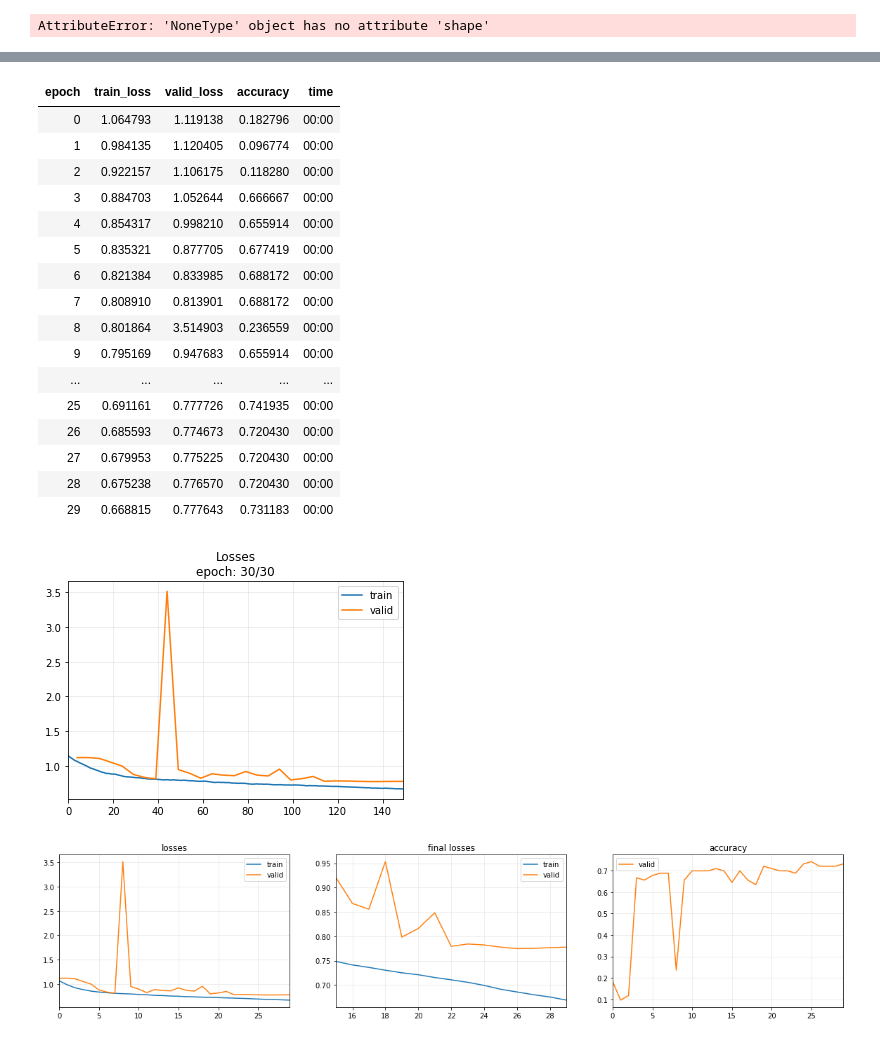
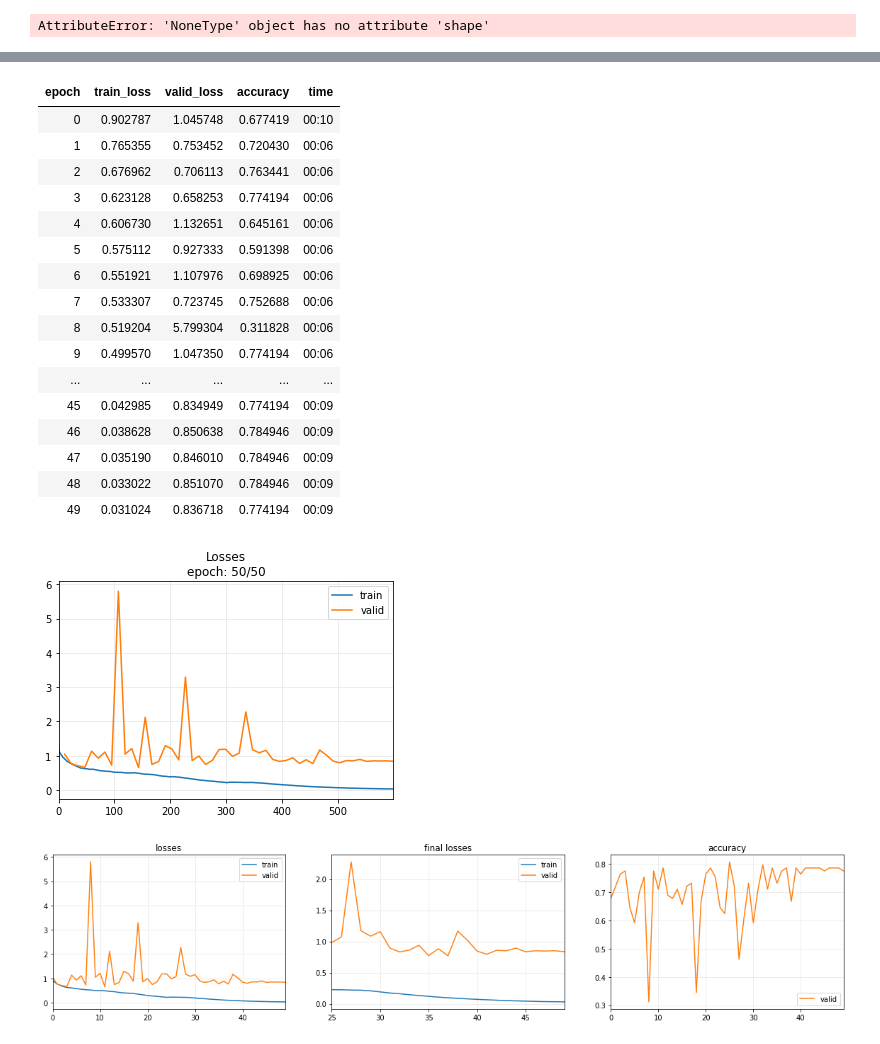
Before and after one commit to NattapolChan/SC1015-PROJECT, a Jupyter notebook: TSAI.ipynb, the cells around one changed output, grey strips where cells are left out. Drawn from its saved outputs; the diff is of its cells as text; code cells hidden in the pictures.

Commit message:
Add augmented data and InceptionTime model

```diff
--- a/TSAI.ipynb
+++ b/TSAI.ipynb
@@ -70,19 +70,20 @@ def load_file_data (folder, file_names, duration=10, sr=22050):
     input_length=sr*duration
     features = 52
     data = []
+
     for file_name in file_names:
         sound_file = folder+file_name
-        X, sr = librosa.load( sound_file, sr=sr, duration=duration)
+        X, sr = librosa.load(sound_file, sr=sr, duration=duration)
         dur = librosa.get_duration(y=X, sr=sr)
         # pad audio file same duration
-        if (round(dur) < duration):
+        if (dur < duration):
             print ("fixing audio lenght :", file_name)
-            X = librosa.util.fix_length(X, duration)
-
-        #extract normalized mfcc feature from data
-        mfccs = np.mean(librosa.feature.mfcc(y=X, sr=sr, n_mfcc=features).T,axis=0)
-        feature = np.array(mfccs).reshape([-1,1])
-        data.append(feature)
+            X = librosa.util.fix_length(X, input_length)
+        data.append(X)
+#         #extract normalized mfcc feature from data
+#         mfccs = np.mean(librosa.feature.mfcc(y=X, sr=sr, n_mfcc=features).T,axis=0)
+#         feature = np.array(mfccs).reshape([-1,1])
+#         data.append(feature)
 
 #             stretch_data_1 = stretch (X, 0.8)
 #             mfccs_stretch_1 = np.mean(librosa.feature.mfcc(y=stretch_data_1, sr=sr, n_mfcc=features).T,axis=0)
@@ -97,16 +98,18 @@ def load_file_data (folder, file_names, duration=10, sr=22050):
     return data
 # %%
 normal_files = fnmatch.filter(os.listdir(path + "set_b/"), 'normal*.wav')
-normal_sounds = load_file_data(folder=path + "set_b/", file_names=normal_files, duration=dur)
+normal_sounds = load_file_data(folder=path + "set_b/", file_names=normal_files, duration=duration, sr = sr)
 normal_labels = [0 for items in normal_sounds]
 
 extrastole_files = fnmatch.filter(os.listdir(path + "set_b/"), 'extrastole*.wav')
-extrastole_sounds = load_file_data(folder=path + "set_b/", file_names=extrastole_files, duration=dur)
+extrastole_sounds = load_file_data(folder=path + "set_b/", file_names=extrastole_files, duration=duration, sr = sr)
 extrastole_labels = [1 for items in extrastole_sounds]
+ratio_extrastole = len(normal_labels)//len(extrastole_labels)
 
 murmur_files = fnmatch.filter(os.listdir(path + "set_b/"), 'murmur*.wav')
-murmur_sounds = load_file_data(folder=path + "set_b/", file_names=murmur_files, duration=dur)
+murmur_sounds = load_file_data(folder=path + "set_b/", file_names=murmur_files, duration=duration, sr = sr)
 murmur_labels = [2 for items in murmur_sounds]
+ratio_murmur = len(normal_labels)//len(murmur_labels)
 # %% [output]
 fixing audio lenght : normal__232_1308748524018_D1.wav
 fixing audio lenght : normal_noisynormal_173_1307973611151_C1.wav
@@ -131,0 +136,8 @@ np.array(normal_sounds).shape
+# %%
+X_train, X_test, y_train, y_test = [], [], [], []
+for X, y, ratio in zip([normal_sounds, extrastole_sounds, murmur_sounds], [normal_labels, extrastole_labels, murmur_labels], [0, ratio_extrastole, ratio_murmur]):
+    train_X, test_X, train_y, test_y = train_test_split(X, y, test_size=0.2, random_state=42)
+    X_train.extend(augment_noise(train_X, ratio))
+    X_test.extend(test_X)
+    y_train.extend(train_y*(ratio + 1))
+    y_test.extend(test_y)
@@ -132,7 +166,10 @@ np.array(normal_sounds).shape
 # %%
-normal_sounds = reshape_tsai(normal_sounds)
-extrastole_sounds = reshape_tsai(extrastole_sounds)
-murmur_sounds = reshape_tsai(murmur_sounds)
+# normal_sounds = reshape_tsai(normal_sounds)
+# extrastole_sounds = reshape_tsai(extrastole_sounds)
+# murmur_sounds = reshape_tsai(murmur_sounds)
+
+X_train = reshape_tsai(X_train)
+X_test = reshape_tsai(X_test)
 # %%
 X = np.concatenate((normal_sounds, extrastole_sounds, murmur_sounds), axis=0)
 y = normal_labels + extrastole_labels + murmur_labels
@@ -175,29 +211,29 @@ X.shape
 # %%
 tfms = [None, TSClassification()]
 batch_tfms = TSStandardize()
 clf = TSClassifier(X, y, splits=splits, bs=[64, 128], path='models', arch="InceptionTimePlus", tfms=tfms, batch_tfms=batch_tfms, metrics=accuracy, cbs=ShowGraph())
-clf.fit_one_cycle(30, 1e-3)
+clf.fit_one_cycle(50, 5e-3)
 clf.export("clf.pkl")
 # %% [output]
 | epoch | train_loss | valid_loss | accuracy | time |
-| 0 | 1.064793 | 1.119138 | 0.182796 | 00:00 |
-| 1 | 0.984135 | 1.120405 | 0.096774 | 00:00 |
-| 2 | 0.922157 | 1.106175 | 0.118280 | 00:00 |
-| 3 | 0.884703 | 1.052644 | 0.666667 | 00:00 |
-| 4 | 0.854317 | 0.998210 | 0.655914 | 00:00 |
-| 5 | 0.835321 | 0.877705 | 0.677419 | 00:00 |
-| 6 | 0.821384 | 0.833985 | 0.688172 | 00:00 |
-| 7 | 0.808910 | 0.813901 | 0.688172 | 00:00 |
-| 8 | 0.801864 | 3.514903 | 0.236559 | 00:00 |
-| 9 | 0.795169 | 0.947683 | 0.655914 | 00:00 |
+| 0 | 0.902787 | 1.045748 | 0.677419 | 00:10 |
+| 1 | 0.765355 | 0.753452 | 0.720430 | 00:06 |
+| 2 | 0.676962 | 0.706113 | 0.763441 | 00:06 |
+| 3 | 0.623128 | 0.658253 | 0.774194 | 00:06 |
+| 4 | 0.606730 | 1.132651 | 0.645161 | 00:06 |
+| 5 | 0.575112 | 0.927333 | 0.591398 | 00:06 |
+| 6 | 0.551921 | 1.107976 | 0.698925 | 00:06 |
+| 7 | 0.533307 | 0.723745 | 0.752688 | 00:06 |
+| 8 | 0.519204 | 5.799304 | 0.311828 | 00:06 |
+| 9 | 0.499570 | 1.047350 | 0.774194 | 00:06 |
 | ... | ... | ... | ... | ... |
-| 25 | 0.691161 | 0.777726 | 0.741935 | 00:00 |
-| 26 | 0.685593 | 0.774673 | 0.720430 | 00:00 |
-| 27 | 0.679953 | 0.775225 | 0.720430 | 00:00 |
-| 28 | 0.675238 | 0.776570 | 0.720430 | 00:00 |
-| 29 | 0.668815 | 0.777643 | 0.731183 | 00:00 |
+| 45 | 0.042985 | 0.834949 | 0.774194 | 00:09 |
+| 46 | 0.038628 | 0.850638 | 0.784946 | 00:09 |
+| 47 | 0.035190 | 0.846010 | 0.784946 | 00:09 |
+| 48 | 0.033022 | 0.851070 | 0.784946 | 00:09 |
+| 49 | 0.031024 | 0.836718 | 0.774194 | 00:09 |
-[figure, old version]
+[figure, new version]
-[figure, old version]
+[figure, new version]
 # %%
 tfms  = [None, TSClassification()] # TSClassification == Categorize
 batch_tfms = TSStandardize()
```
Also changed, not shown: parts of 27 cells of this notebook, 1 other file.
